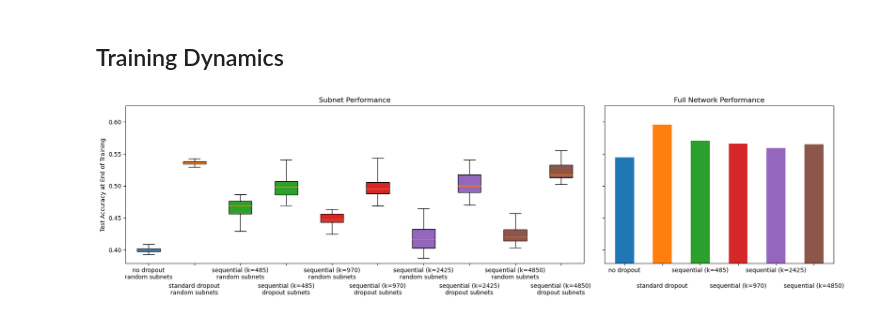
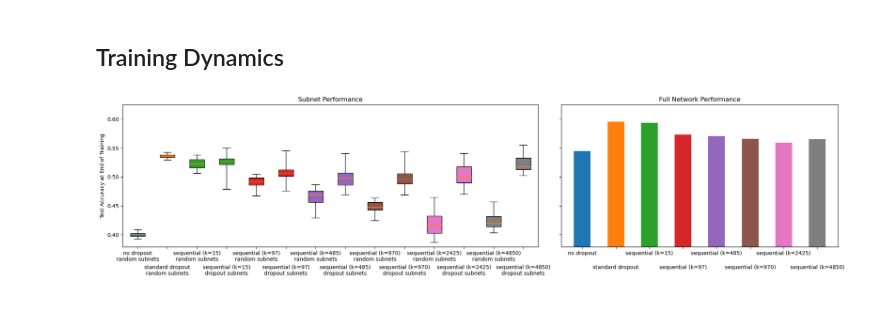
Before and after one commit to LukeBailey181/k-dropout, a Jupyter notebook: notebooks/paper_plots.ipynb, the cells around one changed output. Drawn from its saved outputs; the diff is of its cells as text; code cells hidden in the pictures.

```diff
--- a/notebooks/paper_plots.ipynb
+++ b/notebooks/paper_plots.ipynb
@@ -197,11 +255,13 @@ subnet_run_info = (
     (12, '46z6q7cg'),  # k=2425, 12 masks
     (30, 'eboeg7dc'),  # k=970, 30 masks
     (60, '283zn3jw'),  # k=485, 60 masks
+    (300, 'ctyh712x'),  # k=97, 300 masks
+    (1940, 'm27syi1o'),  # k=15, 1940 masks NOTE: not saving subnet performance over the source of training
 )
 run_id_std_dropout = 'p2ng3zsl'
 run_id_no_dropout = '4bylddzu'
 # %%
 plot_subnet_boxplots([ri[1] for ri in subnet_run_info[::-1]], run_id_std_dropout, run_id_no_dropout,
-                     figsize=(18, 5), offset_full_ticks=True)
+                     figsize=(20, 5), offset_full_ticks=True, width_ratios=(1.5, 1))
 # %% [output]
-[figure, old version]
+[figure, new version]
```
Also changed, not shown: parts of 10 cells of this notebook, 1 other file.
